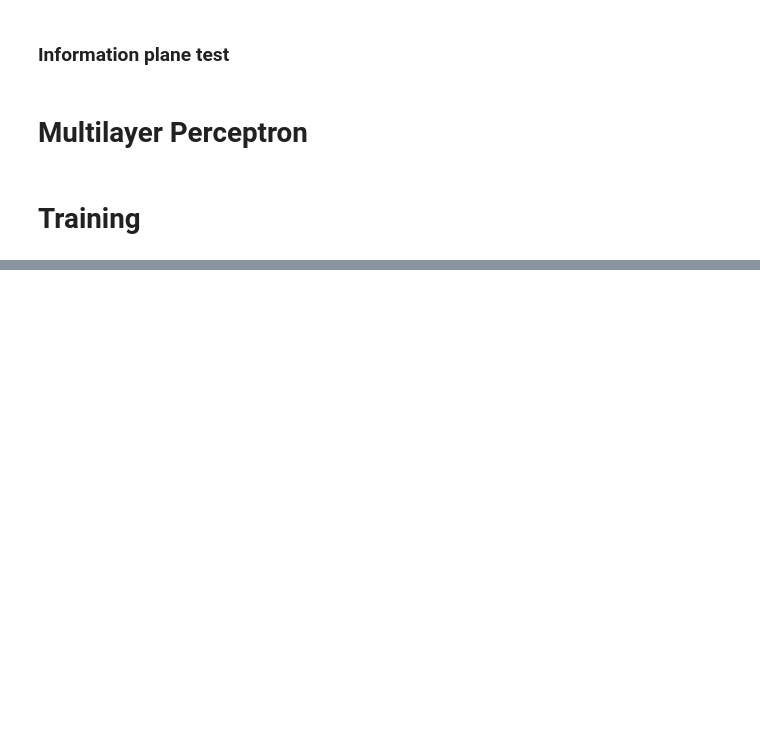
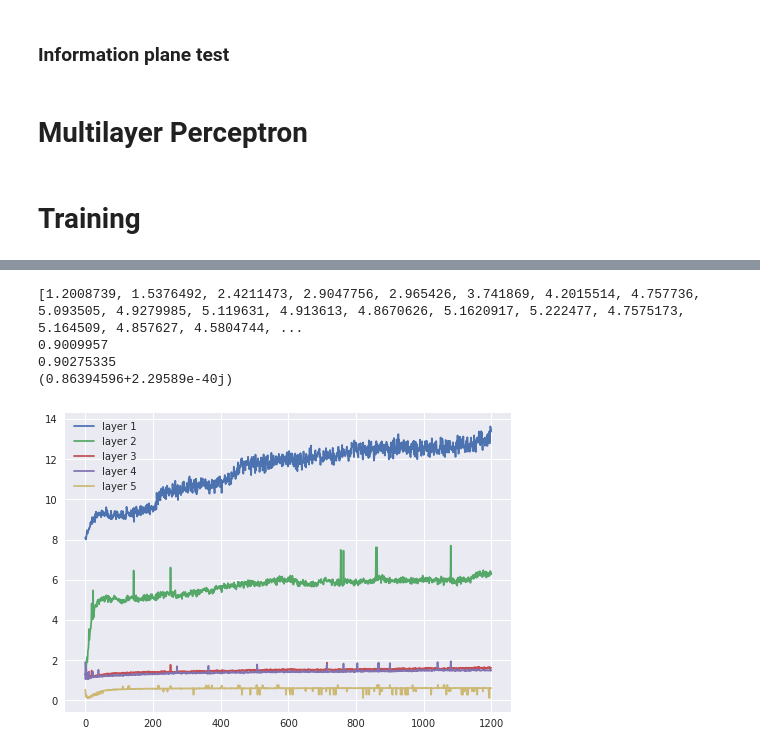
Before and after one commit to SolidusAbi/IPDL, a Jupyter notebook: notebooks/IPTests.ipynb, the cells around one changed output, grey strips where cells are left out. Drawn from its saved outputs; the diff is of its cells as text; code cells hidden in the pictures; blank space fills up the shorter version.

```diff
--- a/notebooks/IPTests.ipynb
+++ b/notebooks/IPTests.ipynb
@@ -383,31 +331,0 @@ AttributeError: 'LinearSegmentedColormap' object has no attribute 'Purples'
-# %%
-import matplotlib.pyplot as plt
-import matplotlib as mpl
-
-x_1 = moving_average(net.layer1_IP.getMutualInformation()[0])
-y_1 = moving_average(net.layer1_IP.getMutualInformation()[1])
-x_2 = moving_average(net.layer5_IP.getMutualInformation()[0])
-y_2 = moving_average(net.layer5_IP.getMutualInformation()[1])
-c = np.arange(len(moving_average(net.layer1_IP.getMutualInformation()[1])))
-
-colors = ['Reds', 'Blues']
-
-fig, (ax1) = plt.subplots(figsize=(12, 10), ncols=1)
-fig.subplots_adjust(bottom=0.5, right=0.9)
-
-cmap = plt.cm.get_cmap('Reds')
-cmap2 = plt.cm.get_cmap('Blues')
-sc = ax1.scatter(x_1, y_1, c=c, vmin=0, vmax=c.max(), cmap=cmap, label="Layer 1")
-sc2 = ax1.scatter(x_2, y_2, c=c, vmin=0, vmax=c.max(), cmap=cmap2, label="Layer 5")
-
-ax2 = fig.add_axes([0.91, 0.5, 0.01, 0.38])
-cb=fig.colorbar(sc, cax=ax2, pad=0, )
-cb.set_ticks([])
-
-
-ax3 = fig.add_axes([0.92, 0.5, 0.01, 0.38])
-cb=fig.colorbar(sc2, cax=ax3, pad=0.2, )
-cb.set_ticks([0, c.max()])
-cb.set_label("Iterations", labelpad=-18)
-ax1.legend()
-fig.show()
@@ -497,0 +364,46 @@ for y, c in zip(ys, colors):
+# %%
+from numpy import linalg as LA
+
+def entropy(A : np.array):
+        w, _ = LA.eig(A)
+        epsilon = 1e-8
+        w += epsilon
+        return -np.sum(w * np.log2(w))
+
+Ixt_1, _ = net.layer1_IP.getMutualInformation()
+Ixt, _ = net.layer5_IP.getMutualInformation()
+# print(len(Ixt_1))
+print(Ixt)
+# print(Ixt_1)
+
+test = InformationPlane(beta=0.5)
+
+outputs = net(inputs, inputs, one_hot(labels, num_classes=10).float())
+outputs = net.softmax(outputs)
+sigma = net.layer5_IP.sigma_optimizer.getSigma()
+
+label = one_hot(labels, num_classes=10).float()
+label_kernel_matrix = TensorKernel.RBF(label, 0.1)
+A = MatrixBasedRenyisEntropy.tensorRBFMatrix(outputs, sigma+3).detach()
+# print(A)
+Ay = MatrixBasedRenyisEntropy.tensorRBFMatrix(label, 0.1).detach()
+# print(Ay)
+Ax = MatrixBasedRenyisEntropy.tensorRBFMatrix(inputs, 8).detach()
+# print(Ax)
+print(entropy(A))
+print(MatrixBasedRenyisEntropy.mutualInformation(Ax, A))
+print(MatrixBasedRenyisEntropy.mutualInformation(A, Ay))
+# print(Ixt)
+# %% [output]
+[1.2008739, 1.5376492, 2.4211473, 2.9047756, 2.965426, 3.741869, 4.2015514, 4.757736, 5.093505, 4.9279985, 5.119631, 4.913613, 4.8670626, 5.1620917, 5.222477, 4.7575173, 5.164509, 4.857627, 4.5804744, ...
+0.9009957
+0.90275335
+(0.86394596+2.29589e-40j)
+# %%
+for idx, ip in enumerate(ips):
+    plt.plot(ip.sigma_optimizer.getSigmaValues(), label="layer {}".format(idx+1))
+
+plt.legend()
+plt.show()
+# %% [output]
+[figure, added]
```
Also changed, not shown: parts of 16 cells of this notebook, 1 other file.
